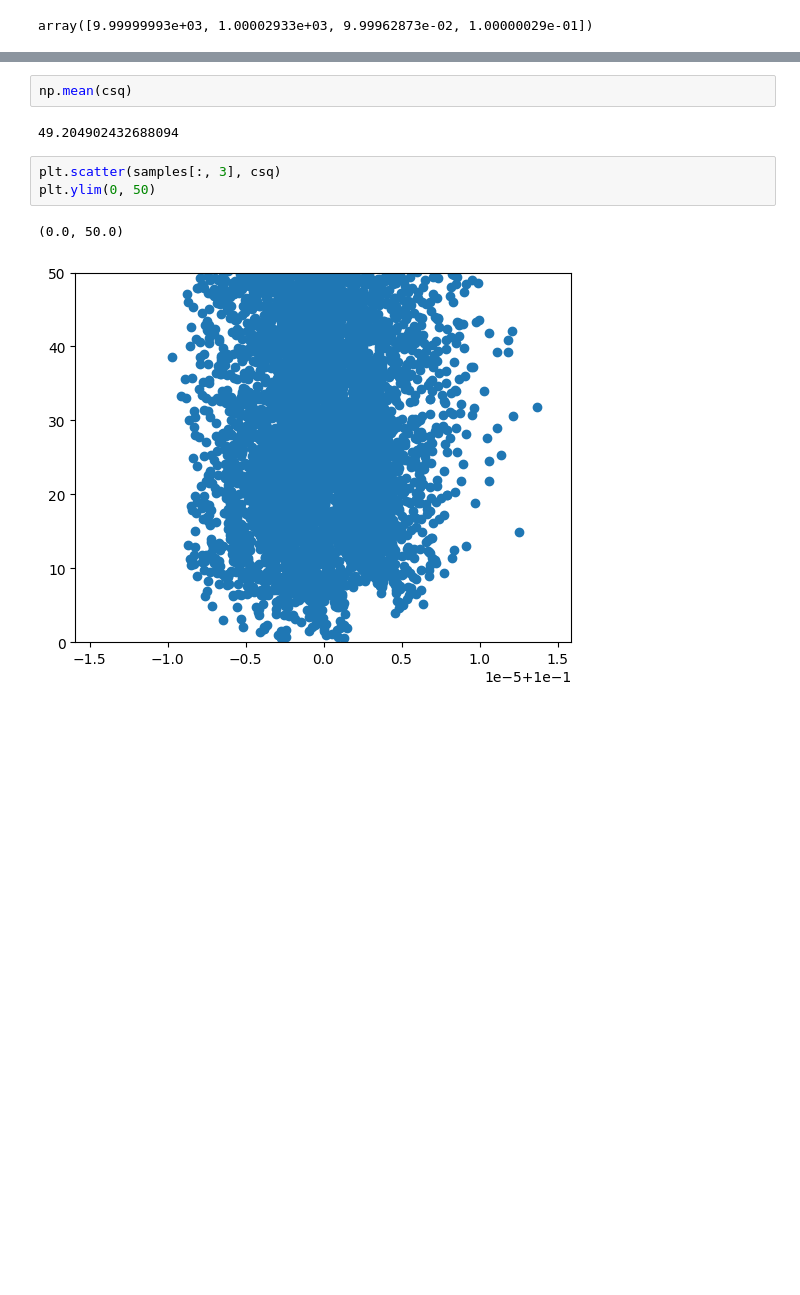
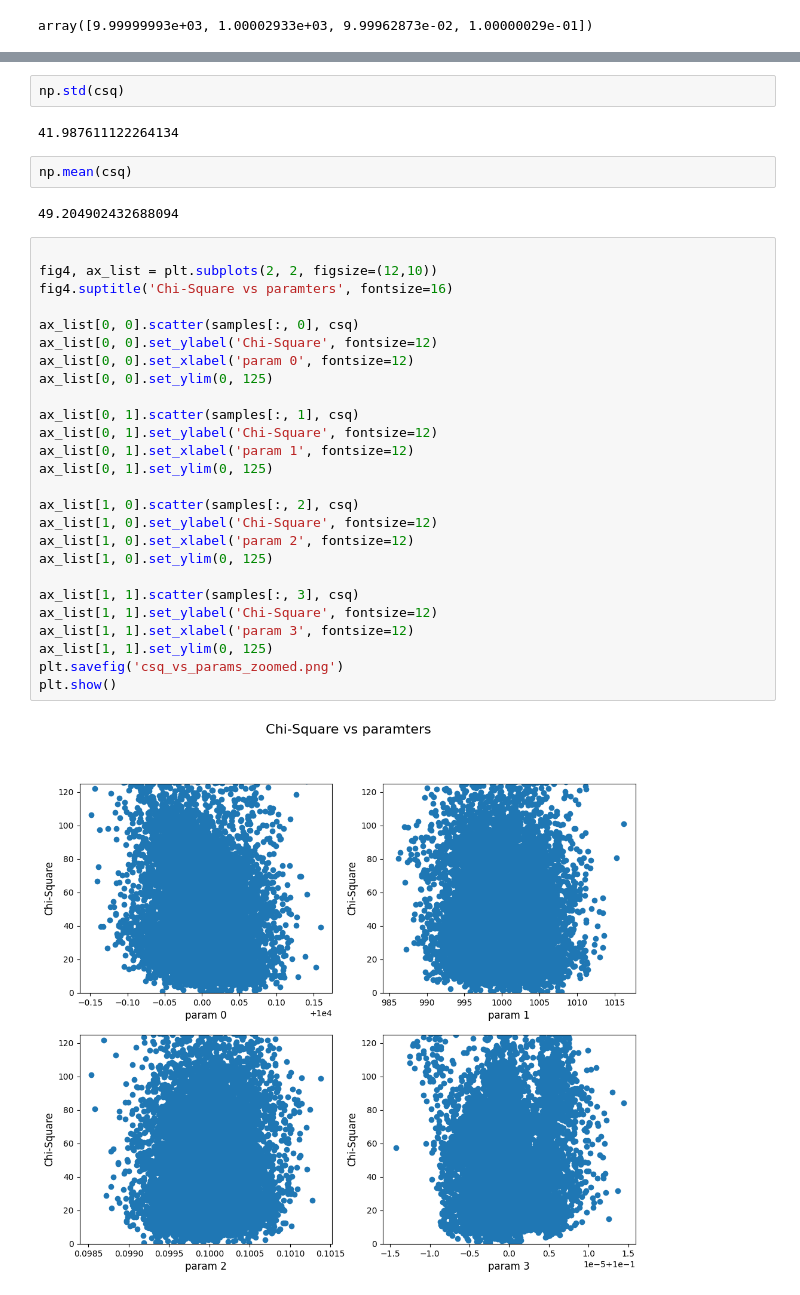
Before and after one commit to aryana-haghjoo/My-Project, a Jupyter notebook: code_final/known_curve/samples_plots.ipynb, the cells around one changed output, grey strips where cells are left out. Cells and saved outputs as stored; diff of their text form; blank space fills up the shorter version.

```diff
--- a/code_final/known_curve/samples_plots.ipynb
+++ b/code_final/known_curve/samples_plots.ipynb
@@ -65,14 +75,40 @@ plt.hist(csq, bins=50)
 plt.show()
 # %% [output]
 [figure]
+# %%
+np.std(csq)
+# %% [output]
+41.987611122264134
 # %%
 np.mean(csq)
 # %% [output]
 49.204902432688094
-# %%
-plt.scatter(samples[:, 3], csq)
-plt.ylim(0, 50)
-# %% [output]
-(0.0, 50.0)
-[figure, removed]
+# %%
+
+fig4, ax_list = plt.subplots(2, 2, figsize=(12,10))
+fig4.suptitle('Chi-Square vs paramters', fontsize=16)
+
+ax_list[0, 0].scatter(samples[:, 0], csq)
+ax_list[0, 0].set_ylabel('Chi-Square', fontsize=12)
+ax_list[0, 0].set_xlabel('param 0', fontsize=12)
+ax_list[0, 0].set_ylim(0, 125)
+
+ax_list[0, 1].scatter(samples[:, 1], csq)
+ax_list[0, 1].set_ylabel('Chi-Square', fontsize=12)
+ax_list[0, 1].set_xlabel('param 1', fontsize=12)
+ax_list[0, 1].set_ylim(0, 125)
+
+ax_list[1, 0].scatter(samples[:, 2], csq)
+ax_list[1, 0].set_ylabel('Chi-Square', fontsize=12)
+ax_list[1, 0].set_xlabel('param 2', fontsize=12)
+ax_list[1, 0].set_ylim(0, 125)
+
+ax_list[1, 1].scatter(samples[:, 3], csq)
+ax_list[1, 1].set_ylabel('Chi-Square', fontsize=12)
+ax_list[1, 1].set_xlabel('param 3', fontsize=12)
+ax_list[1, 1].set_ylim(0, 125)
+plt.savefig('csq_vs_params_zoomed.png')
+plt.show()
+# %% [output]
+[figure, added]
 # %%
```
Also changed, not shown: parts of 5 cells of this notebook, 31 other files.
